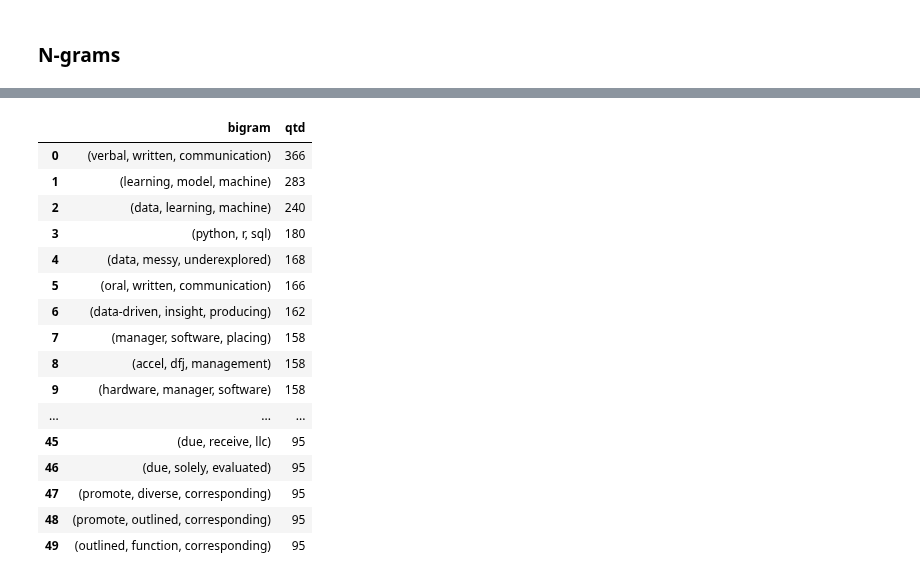
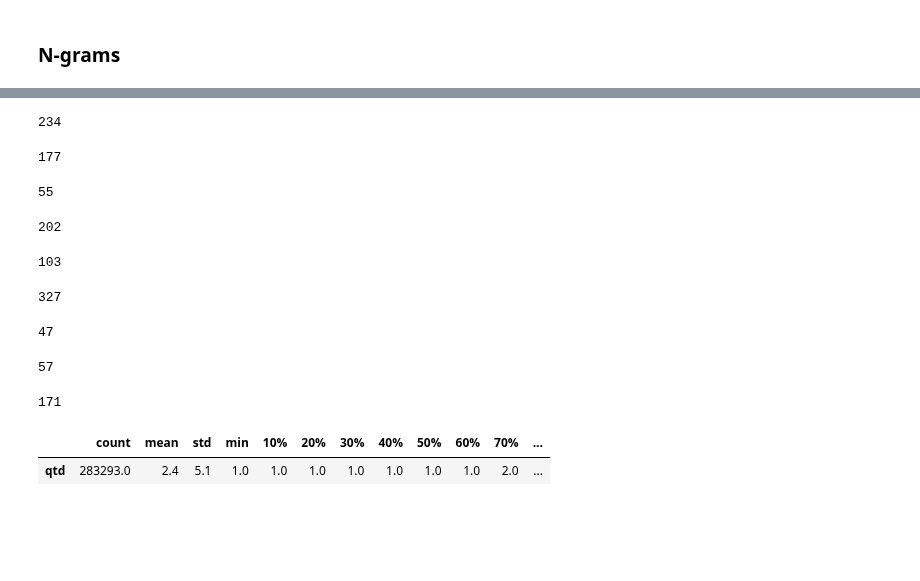
Before and after one commit to rknagao/studies, a Jupyter notebook: skills_keywords/notebook.ipynb, the cells around one changed output, grey strips where cells are left out. Saved outputs shown, nothing was run; the diff lists cells and outputs as text; code cells hidden in the pictures; blank space fills up the shorter version.

```diff
--- a/skills_keywords/notebook.ipynb
+++ b/skills_keywords/notebook.ipynb
@@ -330,3 +353,0 @@ df_raw.loc[df_raw['description'].str.lower().str.contains('nlp knowledge')]
-# %%
-i = 'nlp'
-df_freq.loc[df_freq['token'].str.contains(i)]
@@ -351,3 +353,0 @@ df_freq.loc[df_freq['token'].str.contains(i)]
-# %%
-i = 'storytelling'
-df_freq.loc[df_freq['token'] == i]
@@ -357,3 +353,0 @@ df_freq.loc[df_freq['token'] == i]
-# %%
-i = 'kera'
-df_freq.loc[df_freq['token'] == i]
@@ -363,3 +353,0 @@ df_freq.loc[df_freq['token'] == i]
-# %%
-i = 'pytorch'
-df_freq.loc[df_freq['token'] == i]
@@ -517,22 +457,52 @@ The majority of the sample are unique bigrams (percentile 70), with the most fre
+# %%
+term = 'nlp'
+tokens.count(term)
+# %% [output]
+234
+# %%
+term = 'tensorflow'
+tokens.count(term)
+# %% [output]
+177
+# %%
+term = 'scikit'
+tokens.count(term)
+# %% [output]
+55
+# %%
+term = 'panda'
+tokens.count(term)
+# %% [output]
+202
+# %%
+term = 'pytorch'
+tokens.count(term)
+# %% [output]
+103
+# %%
+term = 'tableau'
+tokens.count(term)
+# %% [output]
+327
+# %%
+term = 'powerbi'
+tokens.count(term)
+# %% [output]
+47
+# %%
+term = 'mlops'
+tokens.count(term)
+# %% [output]
+57
+# %%
+term = 'governance'
+tokens.count(term)
+# %% [output]
+171
 # %%
 # Organizing the trigram
 df_tri = pd.DataFrame({'bigram': trigrams}).value_counts().to_frame().reset_index().rename(columns={0:'qtd'})
-df_tri.head(50)
+df_tri.describe(percentiles=np.array(list(range(1, 10, 1)))/10).T.round(1)
 # %% [output]
-|  | bigram | qtd |
-| 0 | (verbal, written, communication) | 366 |
-| 1 | (learning, model, machine) | 283 |
-| 2 | (data, learning, machine) | 240 |
-| 3 | (python, r, sql) | 180 |
-| 4 | (data, messy, underexplored) | 168 |
-| 5 | (oral, written, communication) | 166 |
-| 6 | (data-driven, insight, producing) | 162 |
-| 7 | (manager, software, placing) | 158 |
-| 8 | (accel, dfj, management) | 158 |
-| 9 | (hardware, manager, software) | 158 |
-| ... | ... | ... |
-| 45 | (due, receive, llc) | 95 |
-| 46 | (due, solely, evaluated) | 95 |
-| 47 | (promote, diverse, corresponding) | 95 |
-| 48 | (promote, outlined, corresponding) | 95 |
-| 49 | (outlined, function, corresponding) | 95 |
+|  | count | mean | std | min | 10% | 20% | 30% | 40% | 50% | 60% | 70% | ... |
+| qtd | 283293.0 | 2.4 | 5.1 | 1.0 | 1.0 | 1.0 | 1.0 | 1.0 | 1.0 | 1.0 | 2.0 | ... |
```
Also changed, not shown: parts of 39 cells of this notebook.
